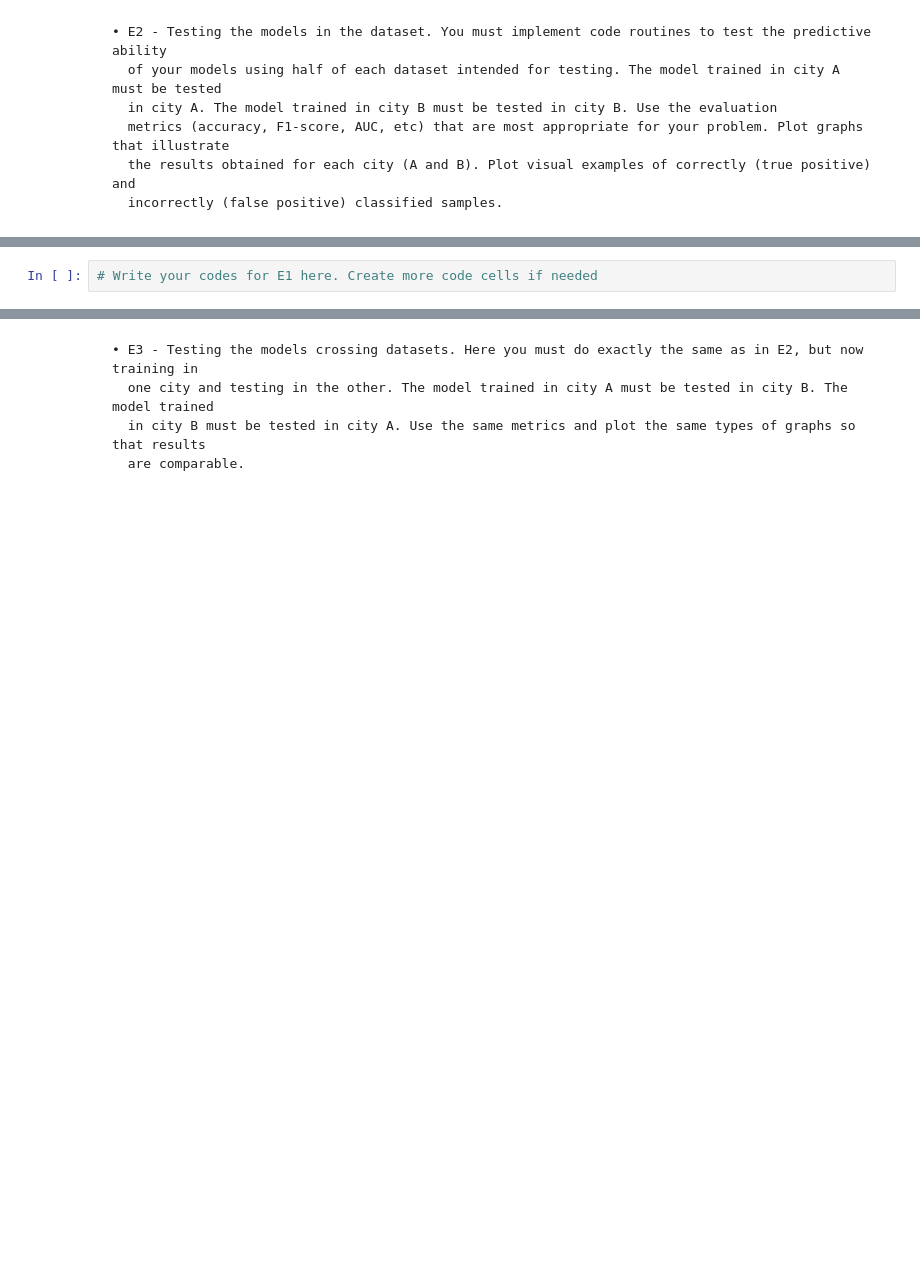
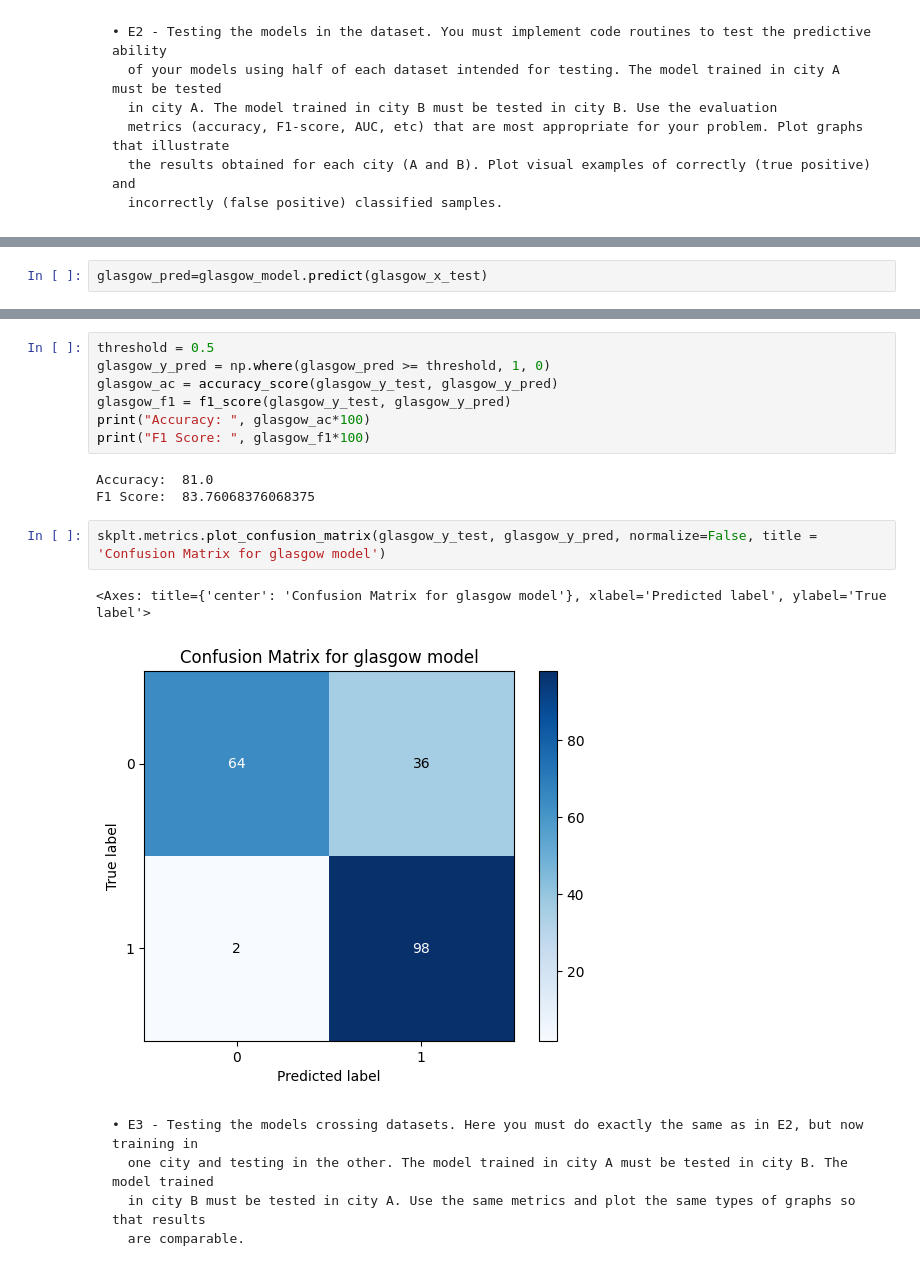
Before and after one commit to moazsarwar908/ITNPAI1__Car_and_Tree_Classification, a Jupyter notebook: AssignmentFile(_AI1_Spring_2023_).ipynb, the cells around one changed output, grey strips where cells are left out. Saved outputs shown, nothing was run; the diff lists cells and outputs as text; blank space fills up the shorter version.

```diff
--- a/AssignmentFile(_AI1_Spring_2023_).ipynb
+++ b/AssignmentFile(_AI1_Spring_2023_).ipynb
@@ -499,2 +506,2 @@ plt.show()
 # %%
-# Write your codes for E1 here. Create more code cells if needed
+glasgow_pred=glasgow_model.predict(glasgow_x_test)
@@ -501,3 +510,18 @@ plt.show()
+# %%
+threshold = 0.5
+glasgow_y_pred = np.where(glasgow_pred >= threshold, 1, 0)
+glasgow_ac = accuracy_score(glasgow_y_test, glasgow_y_pred)
+glasgow_f1 = f1_score(glasgow_y_test, glasgow_y_pred)
+print("Accuracy: ", glasgow_ac*100)
+print("F1 Score: ", glasgow_f1*100)
+# %% [output]
+Accuracy:  81.0
+F1 Score:  83.76068376068375
+# %%
+skplt.metrics.plot_confusion_matrix(glasgow_y_test, glasgow_y_pred, normalize=False, title = 'Confusion Matrix for glasgow model')
+# %% [output]
+<Axes: title={'center': 'Confusion Matrix for glasgow model'}, xlabel='Predicted label', ylabel='True label'>
+[figure, added]
 # %% [markdown]
     • E3 - Testing the models crossing datasets. Here you must do exactly the same as in E2, but now training in
       one city and testing in the other. The model trained in city A must be tested in city B. The model trained
```
Also changed, not shown: parts of 9 cells of this notebook.
